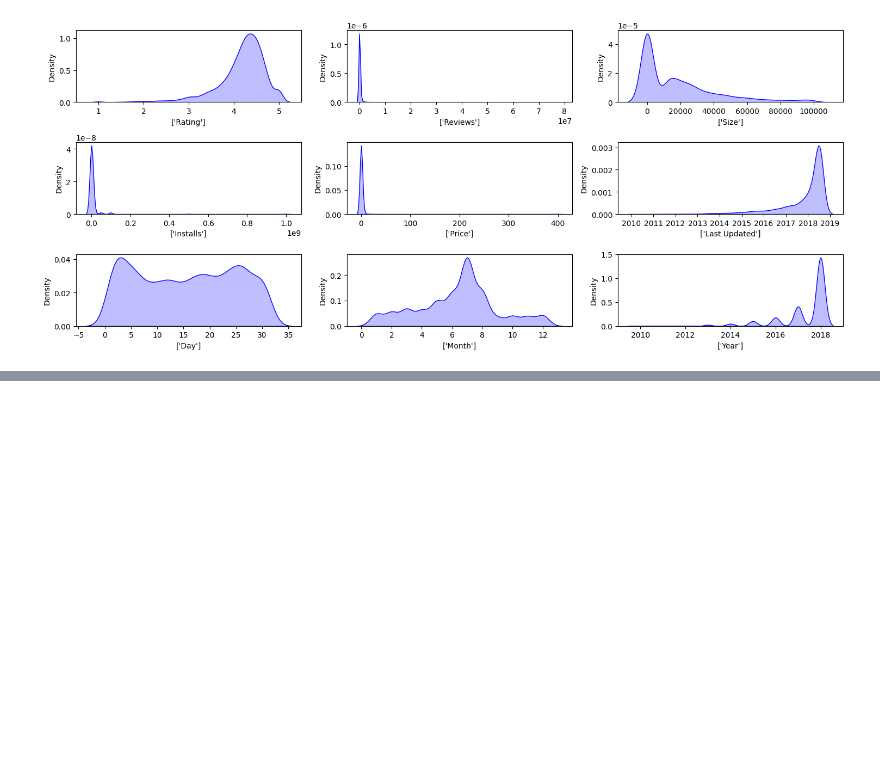
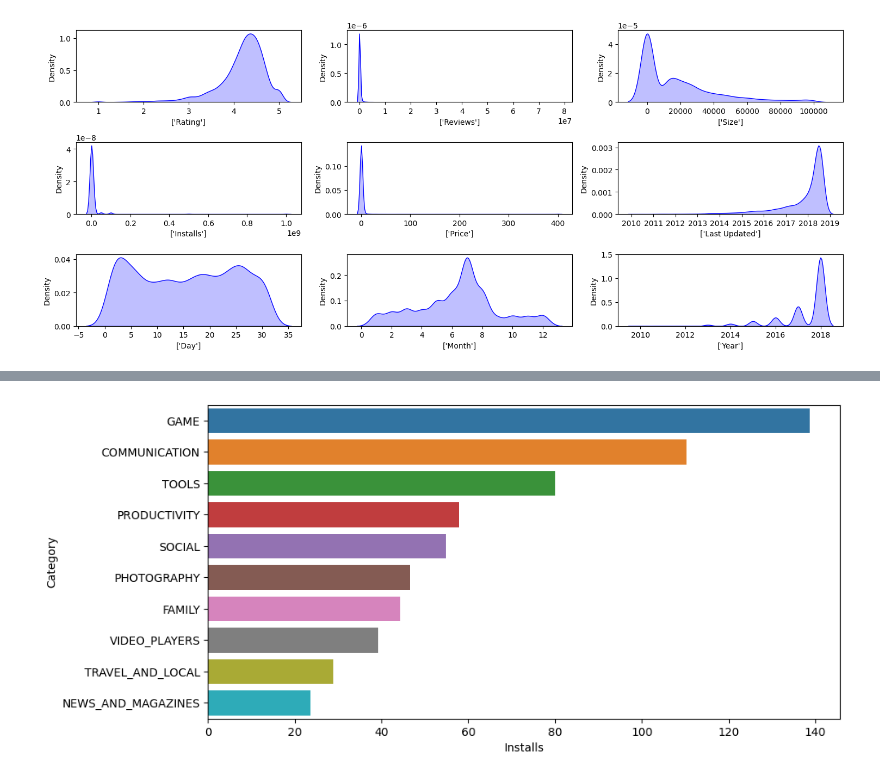
Before and after one commit to Ilker-Findik/Kaggle, a Jupyter notebook: datapreprocessingoperations.ipynb, the cells around one changed output, grey strips where cells are left out. Saved outputs shown, nothing was run; the diff lists cells and outputs as text; code cells hidden in the pictures; blank space fills up the shorter version.

Commit message:
Kaggle Notebook | DataPreprocessingOperations | V2

```diff
--- a/datapreprocessingoperations.ipynb
+++ b/datapreprocessingoperations.ipynb
@@ -352,0 +386,2 @@ plt.show()
+# %%
+df_cat_installs = df_clean.groupby(['Category'])['Installs'].sum().sort_values(ascending=False).reset_index()
@@ -352,0 +408,2 @@ plt.show()
+# %%
+df_cat_installs['Installs'] = df_cat_installs['Installs']/100000000
@@ -352,0 +430,9 @@ plt.show()
+# %%
+df2= df_cat_installs.head(10)
+# %%
+plt.figure(figsize=(10,5))
+
+sns.barplot(x='Installs',y='Category',data=df2)
+plt.show()
+# %% [output]
+[figure, added]
```
Also changed, not shown: parts of 8 cells of this notebook.
